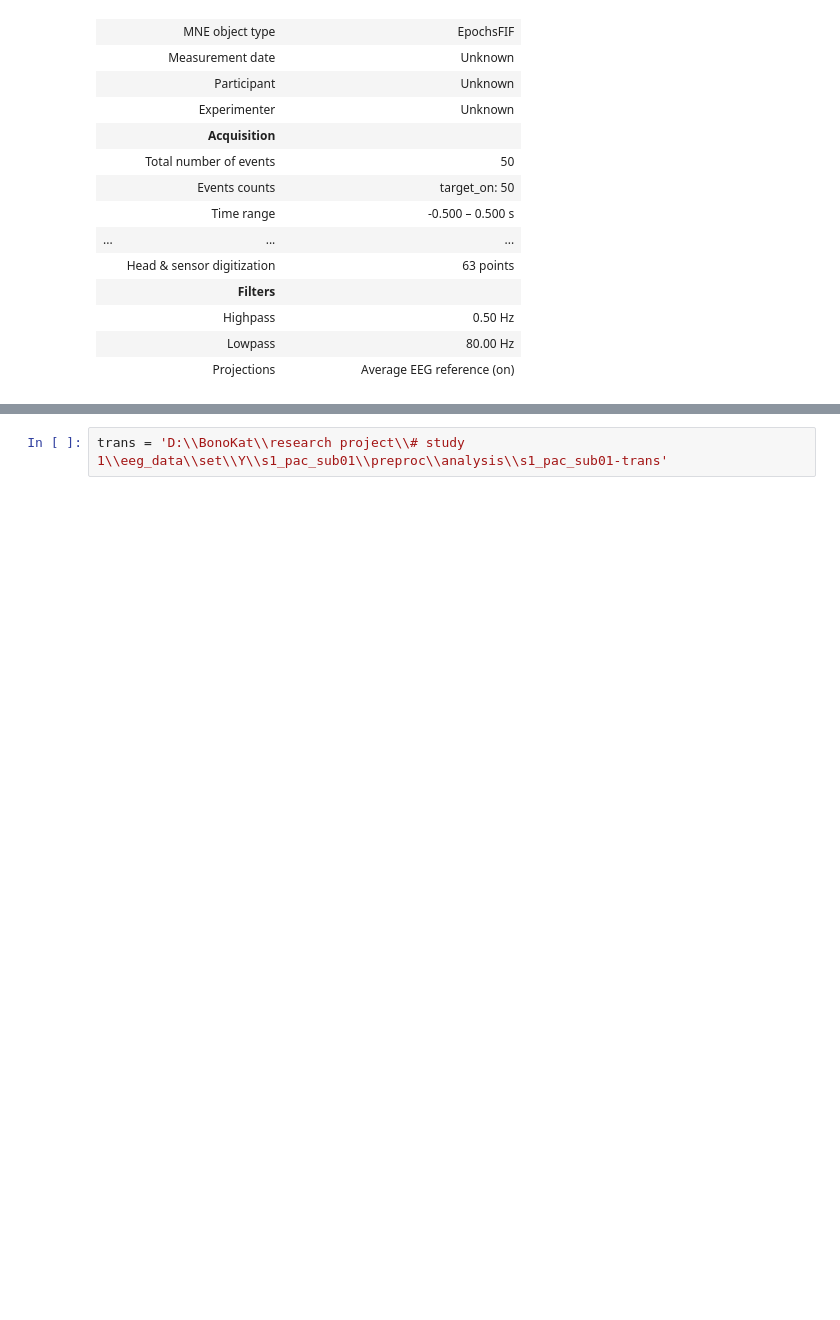
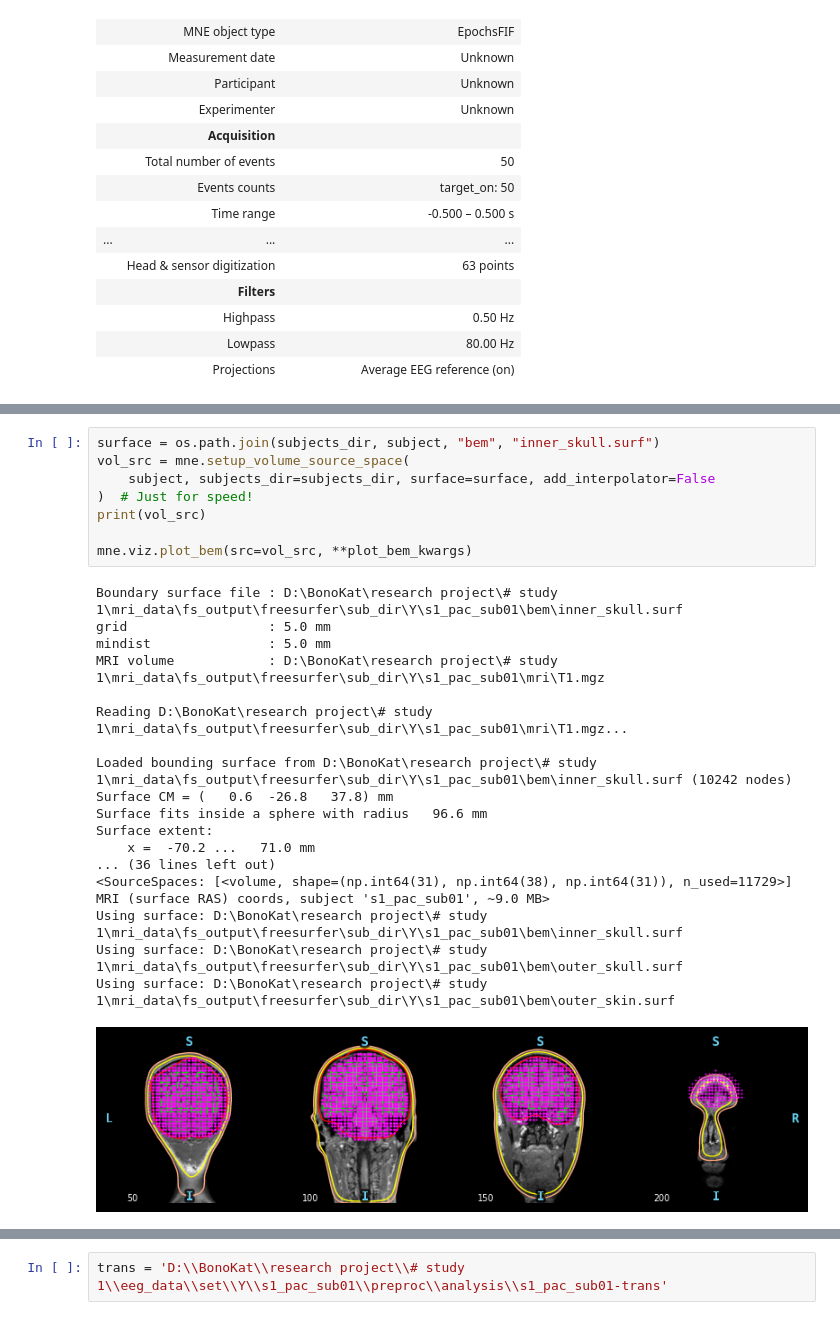
Before and after one commit to bonokat/motor_pac, a Jupyter notebook: 9. MRI preproc.ipynb, the cells around one changed output, grey strips where cells are left out. Cells and saved outputs as stored; diff of their text form; blank space fills up the shorter version.

```diff
--- a/9. MRI preproc.ipynb
+++ b/9. MRI preproc.ipynb
@@ -535,0 +320,27 @@ BEM geometry computations complete.
+# %%
+surface = os.path.join(subjects_dir, subject, "bem", "inner_skull.surf")
+vol_src = mne.setup_volume_source_space(
+    subject, subjects_dir=subjects_dir, surface=surface, add_interpolator=False
+)  # Just for speed!
+print(vol_src)
+
+mne.viz.plot_bem(src=vol_src, **plot_bem_kwargs)
+# %% [output]
+Boundary surface file : D:\BonoKat\research project\# study 1\mri_data\fs_output\freesurfer\sub_dir\Y\s1_pac_sub01\bem\inner_skull.surf
+grid                  : 5.0 mm
+mindist               : 5.0 mm
+MRI volume            : D:\BonoKat\research project\# study 1\mri_data\fs_output\freesurfer\sub_dir\Y\s1_pac_sub01\mri\T1.mgz
+
+Reading D:\BonoKat\research project\# study 1\mri_data\fs_output\freesurfer\sub_dir\Y\s1_pac_sub01\mri\T1.mgz...
+
+Loaded bounding surface from D:\BonoKat\research project\# study 1\mri_data\fs_output\freesurfer\sub_dir\Y\s1_pac_sub01\bem\inner_skull.surf (10242 nodes)
+Surface CM = (   0.6  -26.8   37.8) mm
+Surface fits inside a sphere with radius   96.6 mm
+Surface extent:
+    x =  -70.2 ...   71.0 mm
+... (36 lines left out)
+<SourceSpaces: [<volume, shape=(np.int64(31), np.int64(38), np.int64(31)), n_used=11729>] MRI (surface RAS) coords, subject 's1_pac_sub01', ~9.0 MB>
+Using surface: D:\BonoKat\research project\# study 1\mri_data\fs_output\freesurfer\sub_dir\Y\s1_pac_sub01\bem\inner_skull.surf
+Using surface: D:\BonoKat\research project\# study 1\mri_data\fs_output\freesurfer\sub_dir\Y\s1_pac_sub01\bem\outer_skull.surf
+Using surface: D:\BonoKat\research project\# study 1\mri_data\fs_output\freesurfer\sub_dir\Y\s1_pac_sub01\bem\outer_skin.surf
+[figure, added]
```
Also changed, not shown: parts of 54 cells of this notebook, 4 other files.
